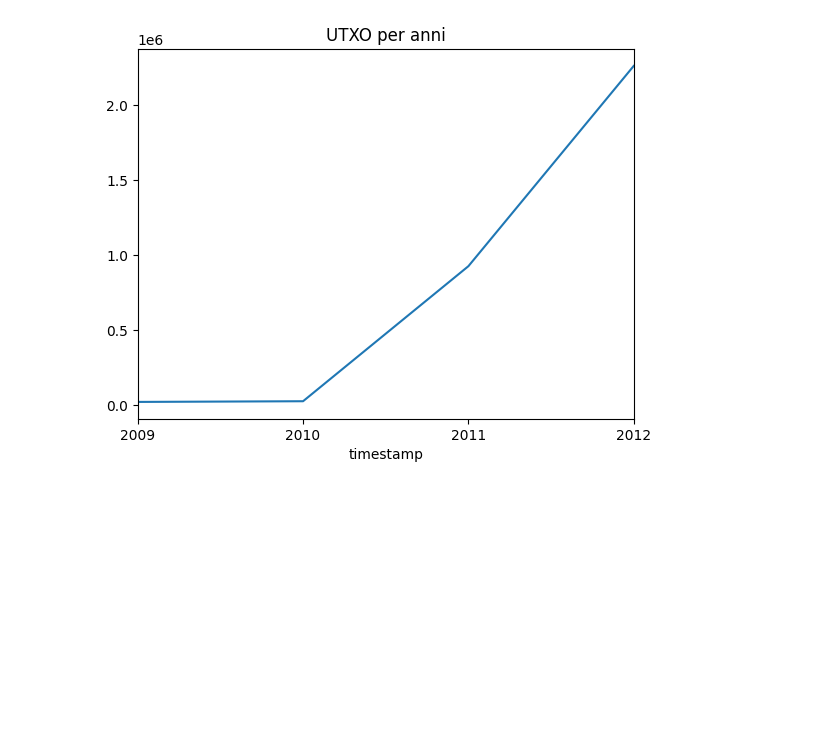
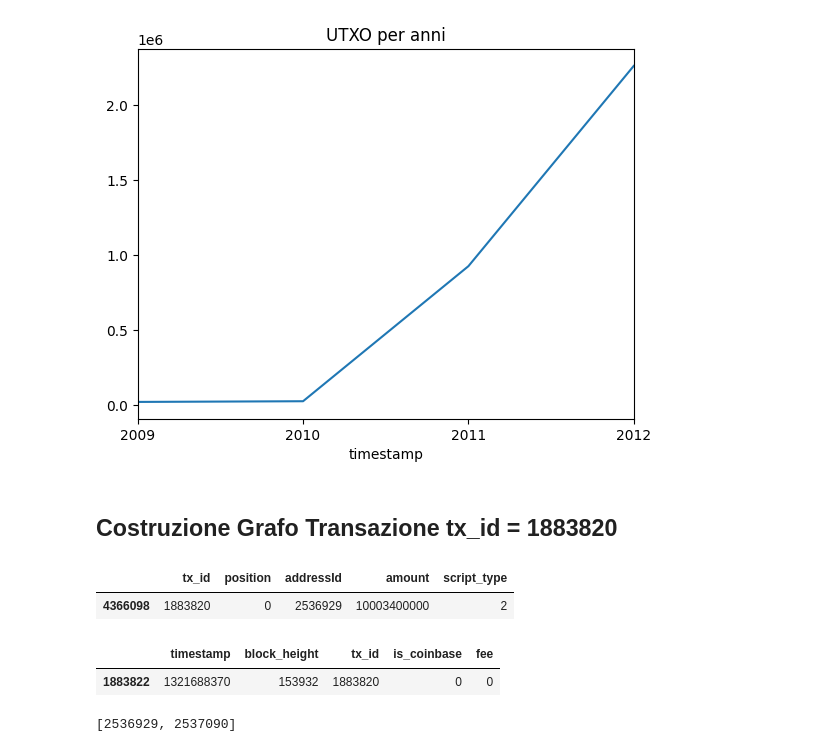
Before and after one commit to TaleWind28/Magician, a Jupyter notebook: Magician.ipynb, the cells around one changed output. Saved outputs shown, nothing was run; the diff lists cells and outputs as text; code cells hidden in the pictures; blank space fills up the shorter version.

Commit message:
recupero chain transactions

```diff
--- a/Magician.ipynb
+++ b/Magician.ipynb
@@ -479,3 +479,21 @@ monthly_UTXO.plot(title='UTXO per anni')
 # %% [output]
 <Axes: title={'center': 'UTXO per anni'}, xlabel='timestamp'>
 [figure]
+# %% [markdown]
+## Costruzione Grafo Transazione tx_id = 1883820
+# %%
+root_transaction = transactions[transactions["tx_id"] == 1883820];
+root_output = outputs_df[outputs_df["tx_id"] == 1883820]
+# display(pd.to_datetime(root_transaction["timestamp"],unit='s'))
+display(root_output,root_transaction)
+# %% [output]
+|  | tx_id | position | addressId | amount | script_type |
+| 4366098 | 1883820 | 0 | 2536929 | 10003400000 | 2 |
+|  | timestamp | block_height | tx_id | is_coinbase | fee |
+| 1883822 | 1321688370 | 153932 | 1883820 | 0 | 0 |
+# %%
+deepbit_hased_addresses = mapping_df[mapping_df["hash"].isin(deepbit_transactions)]["addressId"].tolist()
+
+display(deepbit_hased_addresses)
+# %% [output]
+[2536929, 2537090]
```
Also changed, not shown: parts of 4 cells of this notebook.
